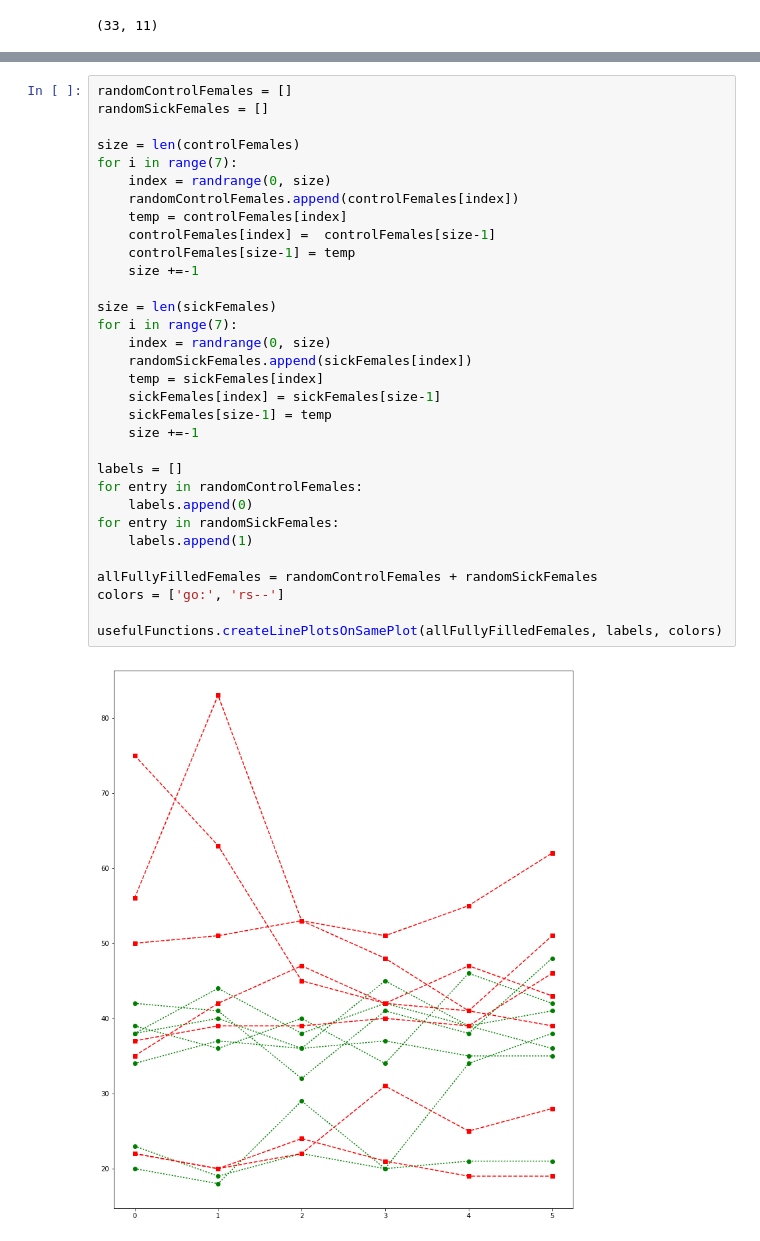
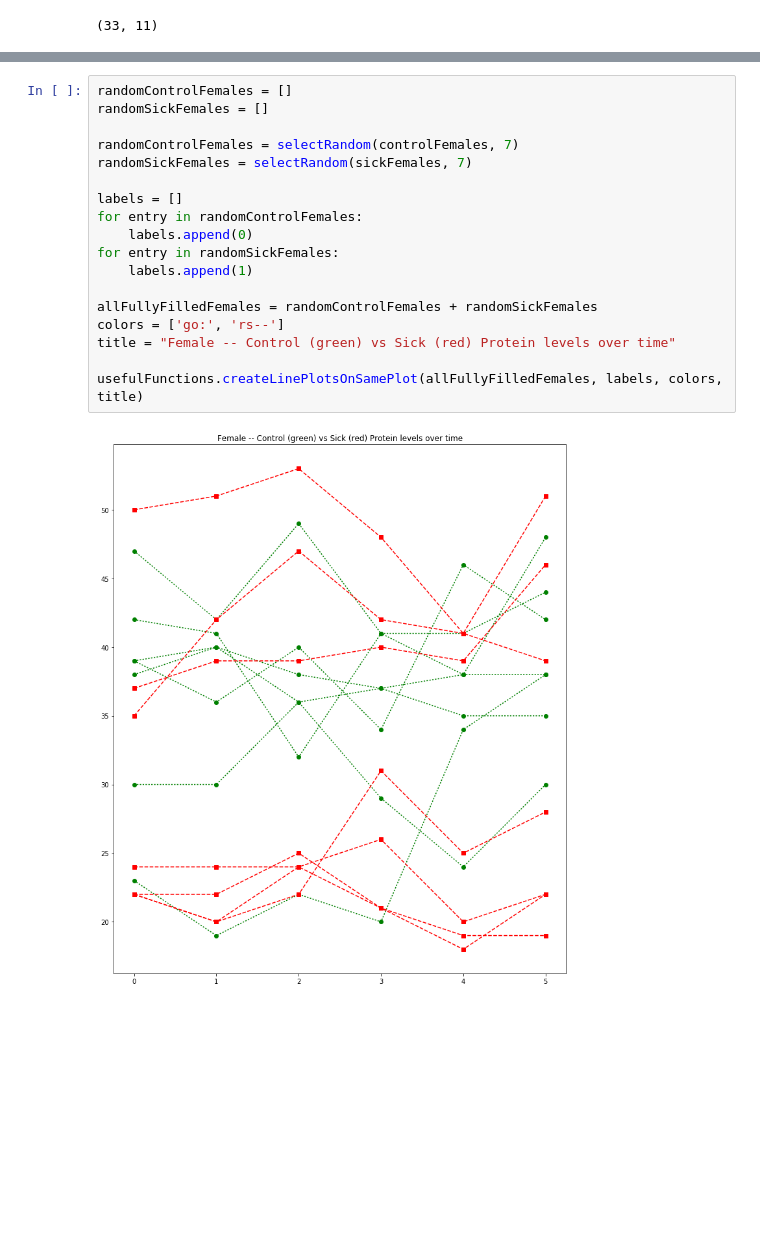
Before and after one commit to Rahul-Khanna/comp_gene, a Jupyter notebook: Data_exploration_round_2.ipynb, the cells around one changed output, grey strips where cells are left out. Cells and saved outputs as stored; diff of their text form; blank space fills up the shorter version.

Commit message:
more graphs of protein levels over time

```diff
--- a/Data_exploration_round_2.ipynb
+++ b/Data_exploration_round_2.ipynb
@@ -183,34 +143,20 @@ usefulFunctions.createLinePlotsOnSamePlot(allFullyFilledMales, labels, colors)
 # %%
 randomControlFemales = []
 randomSickFemales = []
 
-size = len(controlFemales)
-for i in range(7):
-    index = randrange(0, size)
-    randomControlFemales.append(controlFemales[index])
-    temp = controlFemales[index]
-    controlFemales[index] =  controlFemales[size-1]
-    controlFemales[size-1] = temp
-    size +=-1
-
-size = len(sickFemales)
-for i in range(7):
-    index = randrange(0, size)
-    randomSickFemales.append(sickFemales[index])
-    temp = sickFemales[index]
-    sickFemales[index] = sickFemales[size-1]
-    sickFemales[size-1] = temp
-    size +=-1
+randomControlFemales = selectRandom(controlFemales, 7)
+randomSickFemales = selectRandom(sickFemales, 7)
 
 labels = []
 for entry in randomControlFemales:
     labels.append(0)
 for entry in randomSickFemales:
     labels.append(1)
 
 allFullyFilledFemales = randomControlFemales + randomSickFemales
 colors = ['go:', 'rs--']
+title = "Female -- Control (green) vs Sick (red) Protein levels over time"
 
-usefulFunctions.createLinePlotsOnSamePlot(allFullyFilledFemales, labels, colors)
+usefulFunctions.createLinePlotsOnSamePlot(allFullyFilledFemales, labels, colors, title)
 # %% [output]
-[figure, old version]
+[figure, new version]
```
Also changed, not shown: parts of 7 cells of this notebook, 1 other file.
